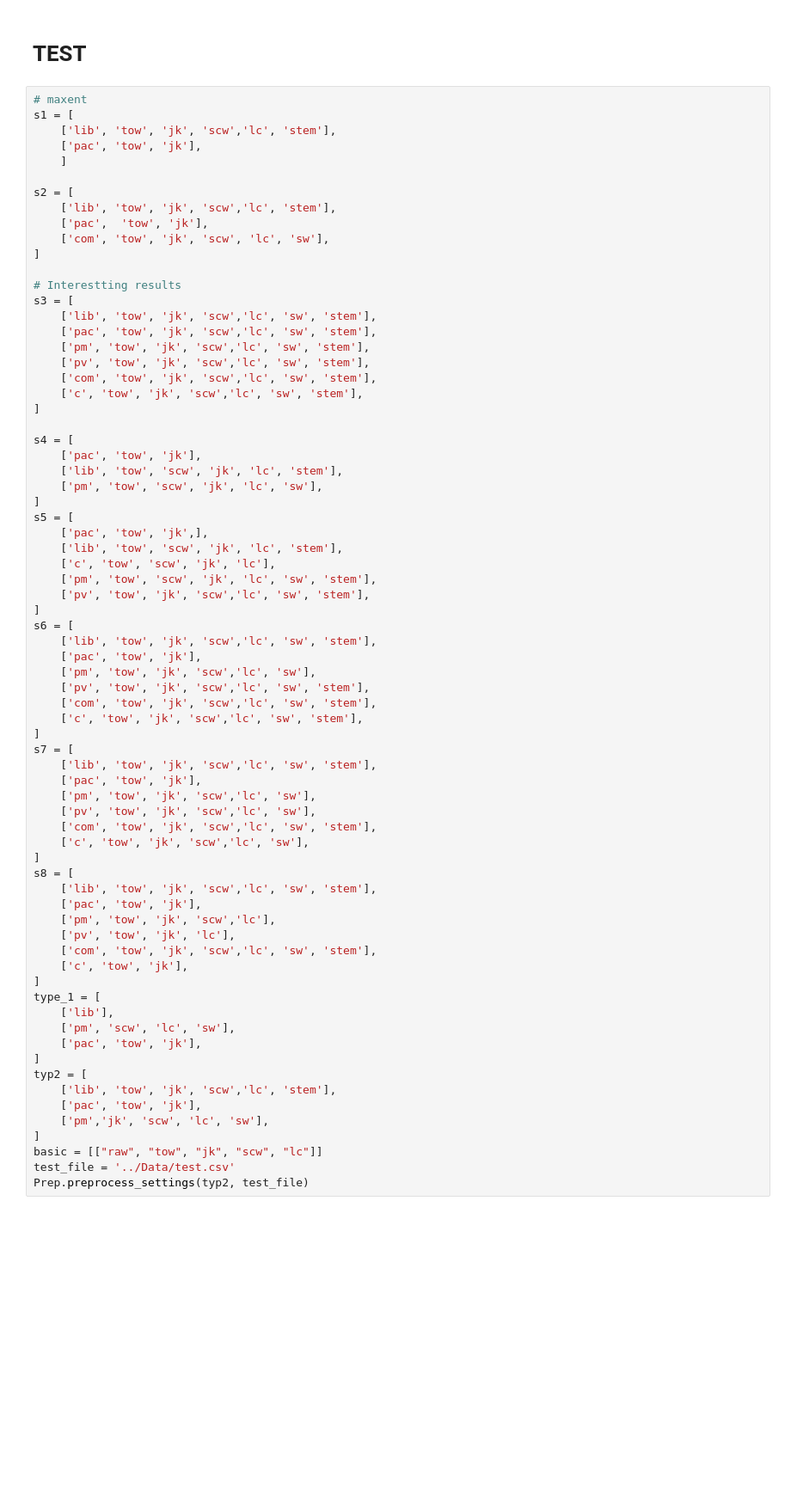
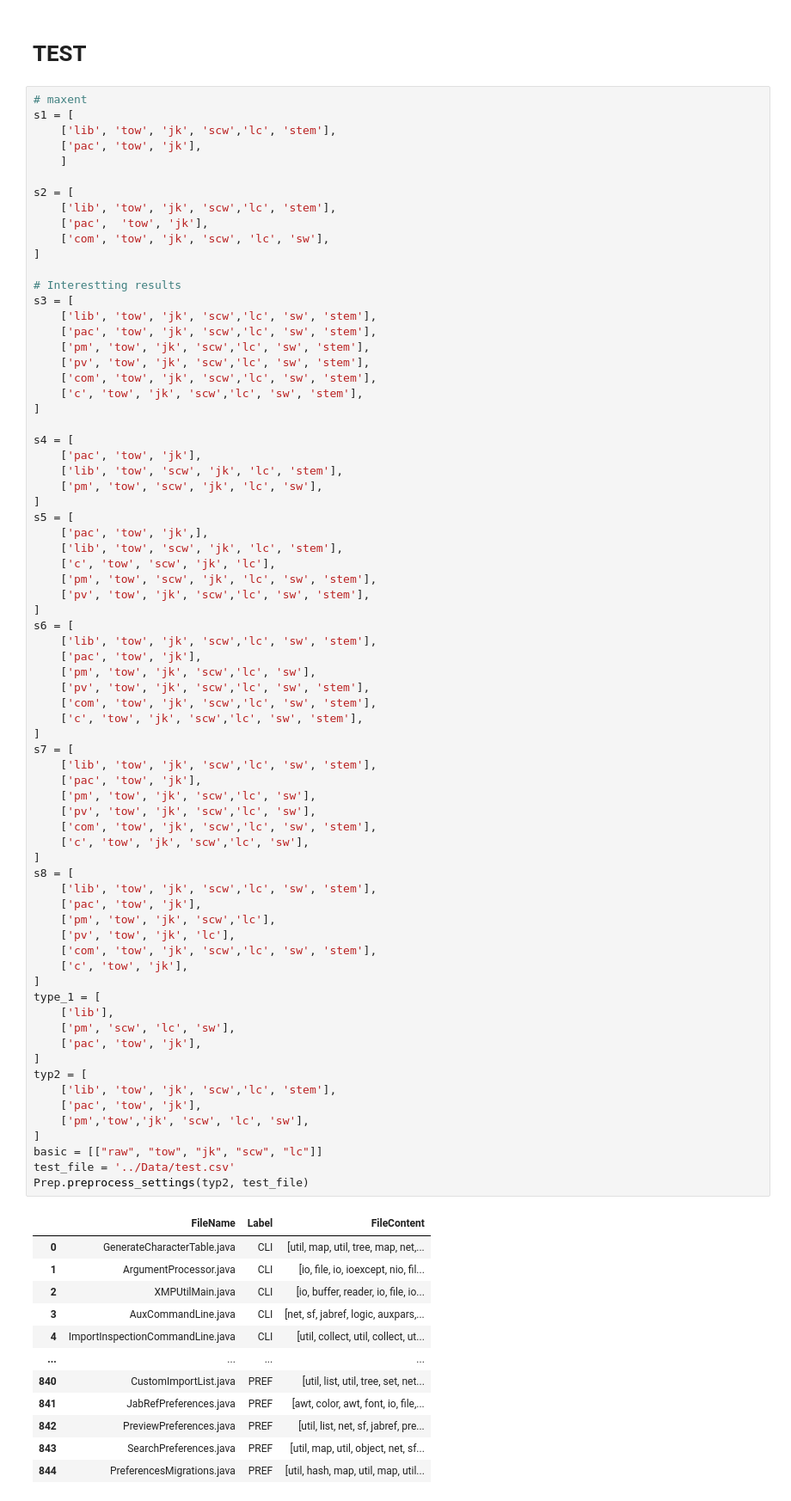
Before and after one commit to alexanderflorean/BSc-JavSoCoClassifier, a Jupyter notebook: jupyter/01_single_setting_preprocess.ipynb, the cells around one changed output. Shown: that part at 86% size. Cells and saved outputs as stored; diff of their text form; blank space fills up the shorter version.

```diff
--- a/jupyter/01_single_setting_preprocess.ipynb
+++ b/jupyter/01_single_setting_preprocess.ipynb
@@ -198,31 +198,44 @@ s6 = [
     ['c', 'tow', 'jk', 'scw','lc', 'sw', 'stem'],
 ]
 s7 = [
     ['lib', 'tow', 'jk', 'scw','lc', 'sw', 'stem'],
     ['pac', 'tow', 'jk'],
     ['pm', 'tow', 'jk', 'scw','lc', 'sw'],
     ['pv', 'tow', 'jk', 'scw','lc', 'sw'],
     ['com', 'tow', 'jk', 'scw','lc', 'sw', 'stem'],
     ['c', 'tow', 'jk', 'scw','lc', 'sw'],
 ]
 s8 = [
     ['lib', 'tow', 'jk', 'scw','lc', 'sw', 'stem'],
     ['pac', 'tow', 'jk'],
     ['pm', 'tow', 'jk', 'scw','lc'],
     ['pv', 'tow', 'jk', 'lc'],
     ['com', 'tow', 'jk', 'scw','lc', 'sw', 'stem'],
     ['c', 'tow', 'jk'],
 ]
 type_1 = [
     ['lib'],
     ['pm', 'scw', 'lc', 'sw'],
     ['pac', 'tow', 'jk'],
 ]
 typ2 = [
     ['lib', 'tow', 'jk', 'scw','lc', 'stem'],
     ['pac', 'tow', 'jk'],
-    ['pm','jk', 'scw', 'lc', 'sw'],
+    ['pm','tow','jk', 'scw', 'lc', 'sw'],
 ]
 basic = [["raw", "tow", "jk", "scw", "lc"]]
 test_file = '../Data/test.csv'
 Prep.preprocess_settings(typ2, test_file)
+# %% [output]
+|  | FileName | Label | FileContent |
+| 0 | GenerateCharacterTable.java | CLI | [util, map, util, tree, map, net,... |
+| 1 | ArgumentProcessor.java | CLI | [io, file, io, ioexcept, nio, fil... |
+| 2 | XMPUtilMain.java | CLI | [io, buffer, reader, io, file, io... |
+| 3 | AuxCommandLine.java | CLI | [net, sf, jabref, logic, auxpars,... |
+| 4 | ImportInspectionCommandLine.java | CLI | [util, collect, util, collect, ut... |
+| ... | ... | ... | ... |
+| 840 | CustomImportList.java | PREF | [util, list, util, tree, set, net... |
+| 841 | JabRefPreferences.java | PREF | [awt, color, awt, font, io, file,... |
+| 842 | PreviewPreferences.java | PREF | [util, list, net, sf, jabref, pre... |
+| 843 | SearchPreferences.java | PREF | [util, map, util, object, net, sf... |
+| 844 | PreferencesMigrations.java | PREF | [util, hash, map, util, map, util... |
```
Also changed, not shown: parts of 6 cells of this notebook, 10 other files.
